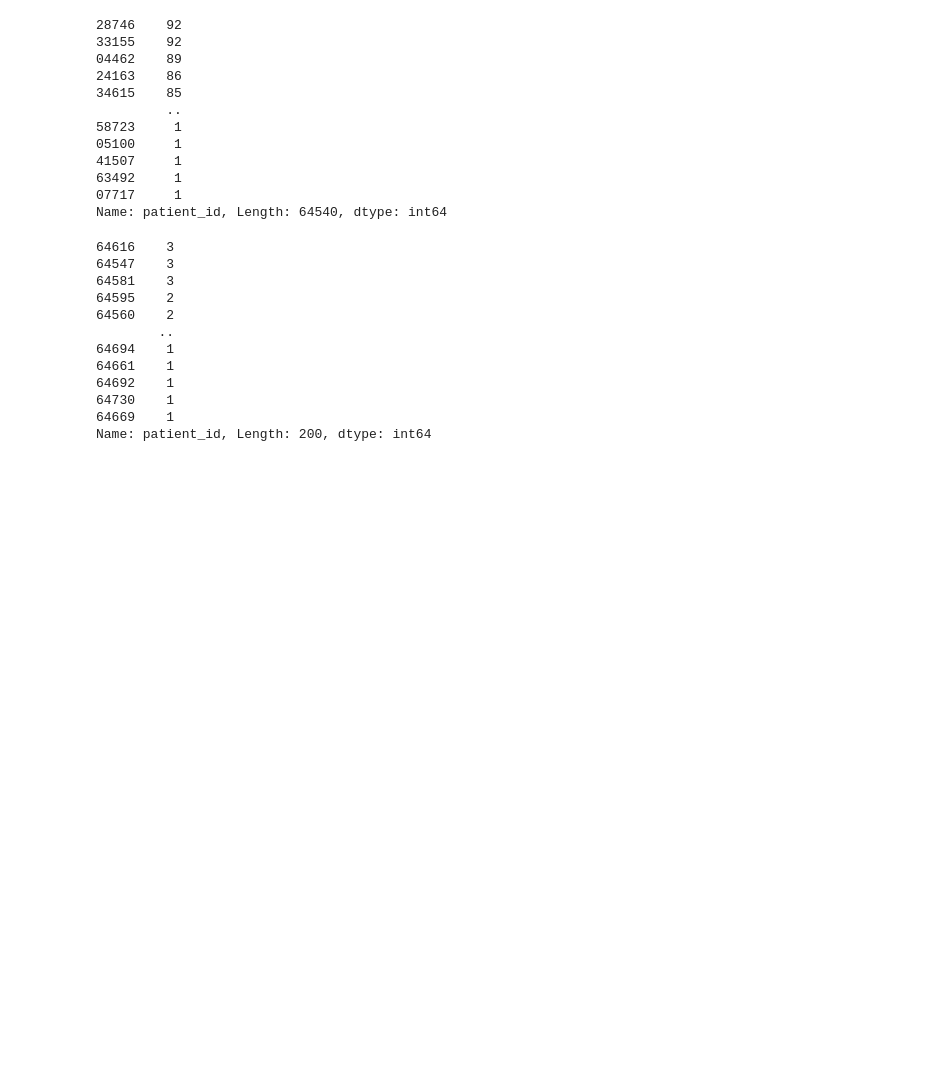
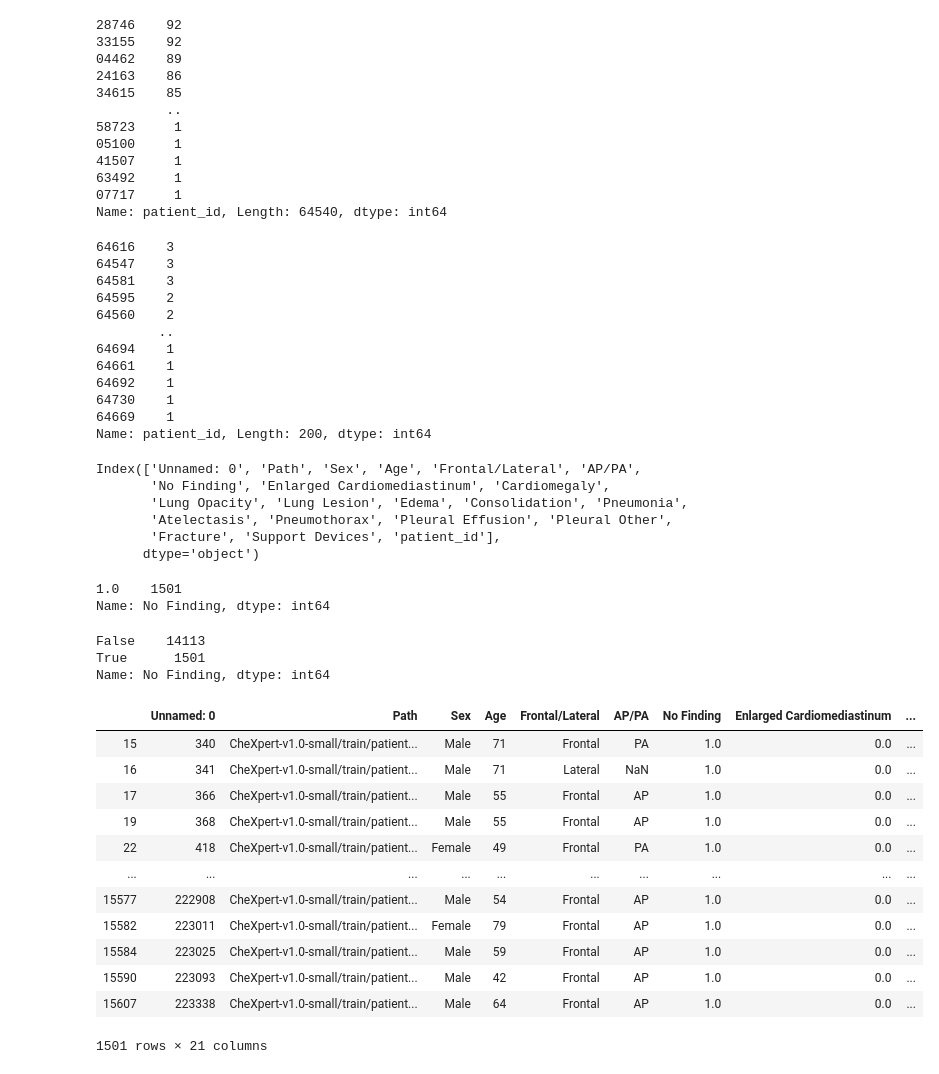
Before and after one commit to TobiasSchmidtDE/DeepL-MedicalImaging, a Jupyter notebook: src/datasets/relabel.ipynb, the cells around one changed output. Drawn from its saved outputs; the diff is of its cells as text; code cells hidden in the pictures; blank space fills up the shorter version.

Commit message:
added mask to loss function, added nofinding relabeling

```diff
--- a/src/datasets/relabel.ipynb
+++ b/src/datasets/relabel.ipynb
@@ -136,0 +119,48 @@ chexpert_test_labels.to_csv(chexpert_folder / "test.csv")
+# %%
+chexpert_train_labels.columns
+# %% [output]
+Index(['Unnamed: 0', 'Path', 'Sex', 'Age', 'Frontal/Lateral', 'AP/PA',
+       'No Finding', 'Enlarged Cardiomediastinum', 'Cardiomegaly',
+       'Lung Opacity', 'Lung Lesion', 'Edema', 'Consolidation', 'Pneumonia',
+       'Atelectasis', 'Pneumothorax', 'Pleural Effusion', 'Pleural Other',
+       'Fracture', 'Support Devices', 'patient_id'],
+      dtype='object')
+# %%
+no_finding_mask_train = chexpert_train_labels["No Finding"] == 1.0
+no_finding_mask_test = chexpert_test_labels["No Finding"] == 1.0
+# %%
+finding_columns = ['Enlarged Cardiomediastinum', 'Cardiomegaly',
+       'Lung Opacity', 'Lung Lesion', 'Edema', 'Consolidation', 'Pneumonia',
+       'Atelectasis', 'Pneumothorax', 'Pleural Effusion', 'Pleural Other',
+       'Fracture']
+replacement_values = {finding: 0.0 for finding in finding_columns}
+
+chexpert_train_labels[no_finding_mask_train] = chexpert_train_labels[no_finding_mask_train].fillna(value=replacement_values)
+chexpert_test_labels[no_finding_mask_test] = chexpert_test_labels[no_finding_mask_test].fillna(value=replacement_values)
+# %%
+chexpert_train_labels["No Finding"].value_counts()
+# %% [output]
+1.0    1501
+Name: No Finding, dtype: int64
+# %%
+no_finding_mask_train.value_counts()
+# %% [output]
+False    14113
+True      1501
+Name: No Finding, dtype: int64
+# %%
+chexpert_train_labels[no_finding_mask_train]
+# %% [output]
+|  | Unnamed: 0 | Path | Sex | Age | Frontal/Lateral | AP/PA | No Finding | Enlarged Cardiomediastinum | ... |
+| 15 | 340 | CheXpert-v1.0-small/train/patient... | Male | 71 | Frontal | PA | 1.0 | 0.0 | ... |
+| 16 | 341 | CheXpert-v1.0-small/train/patient... | Male | 71 | Lateral | NaN | 1.0 | 0.0 | ... |
+| 17 | 366 | CheXpert-v1.0-small/train/patient... | Male | 55 | Frontal | AP | 1.0 | 0.0 | ... |
+| 19 | 368 | CheXpert-v1.0-small/train/patient... | Male | 55 | Frontal | AP | 1.0 | 0.0 | ... |
+| 22 | 418 | CheXpert-v1.0-small/train/patient... | Female | 49 | Frontal | PA | 1.0 | 0.0 | ... |
+| ... | ... | ... | ... | ... | ... | ... | ... | ... | ... |
+| 15577 | 222908 | CheXpert-v1.0-small/train/patient... | Male | 54 | Frontal | AP | 1.0 | 0.0 | ... |
+| 15582 | 223011 | CheXpert-v1.0-small/train/patient... | Female | 79 | Frontal | AP | 1.0 | 0.0 | ... |
+| 15584 | 223025 | CheXpert-v1.0-small/train/patient... | Male | 59 | Frontal | AP | 1.0 | 0.0 | ... |
+| 15590 | 223093 | CheXpert-v1.0-small/train/patient... | Male | 42 | Frontal | AP | 1.0 | 0.0 | ... |
+| 15607 | 223338 | CheXpert-v1.0-small/train/patient... | Male | 64 | Frontal | AP | 1.0 | 0.0 | ... |
+1501 rows × 21 columns
```
Also changed, not shown: parts of 8 cells of this notebook, 6 other files.
